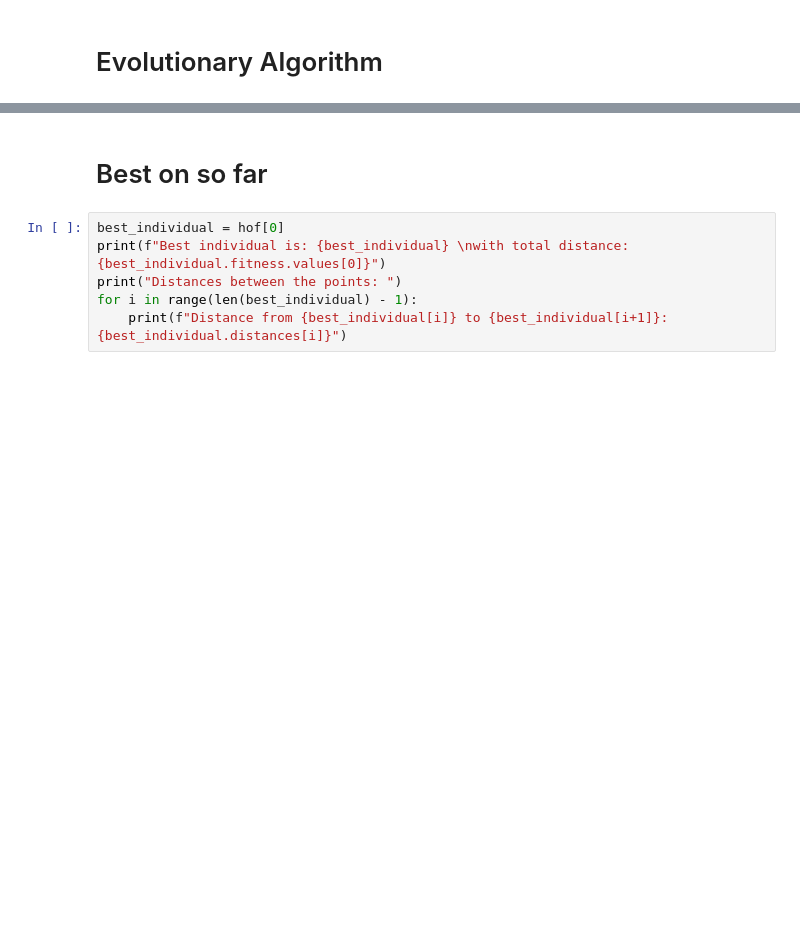
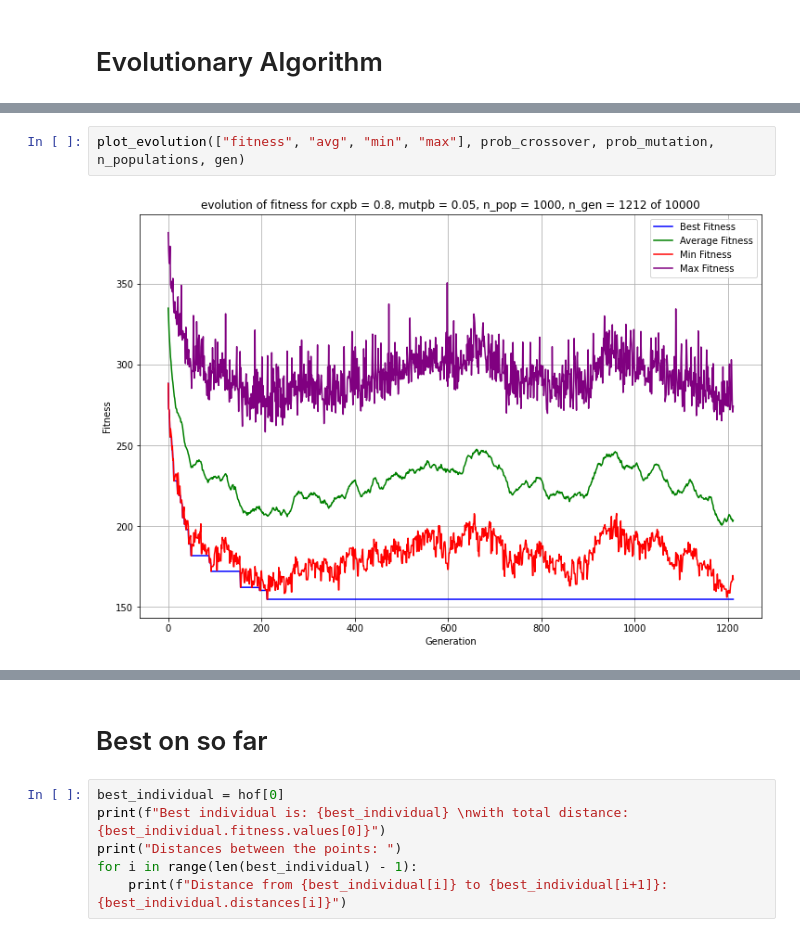
Before and after one commit to leobt23/Computational_Intelligence_forIOT, a Jupyter notebook: project_3_evolution_algorithms/main.ipynb, the cells around one changed output, grey strips where cells are left out. Cells and saved outputs as stored; diff of their text form; blank space fills up the shorter version.

```diff
--- a/project_3_evolution_algorithms/main.ipynb
+++ b/project_3_evolution_algorithms/main.ipynb
@@ -86,0 +417,4 @@ toolbox.register("evaluate", evalTSP)
+# %%
+plot_evolution(["fitness", "avg", "min", "max"], prob_crossover, prob_mutation, n_populations, gen)
+# %% [output]
+[figure, added]
```
Also changed, not shown: parts of 28 cells of this notebook, 10 other files.
